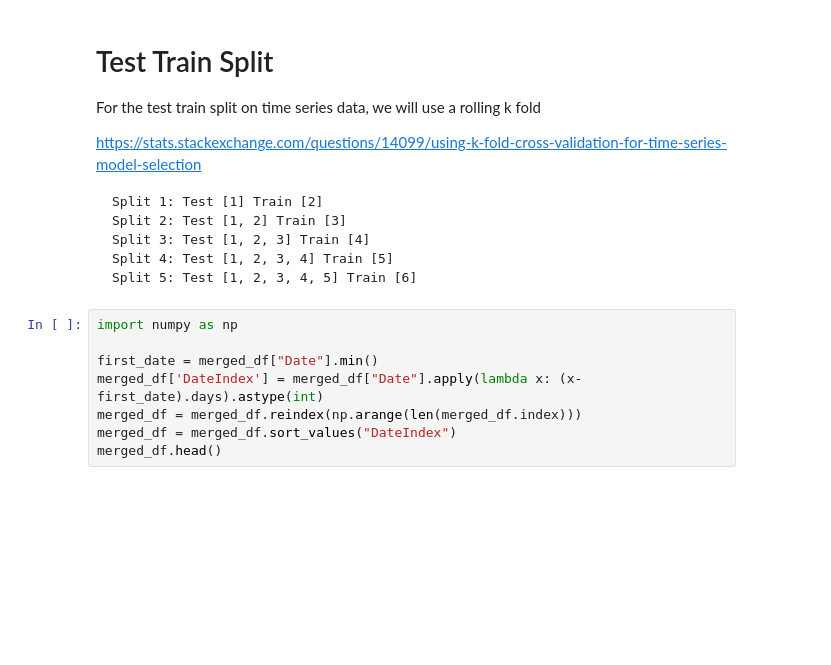
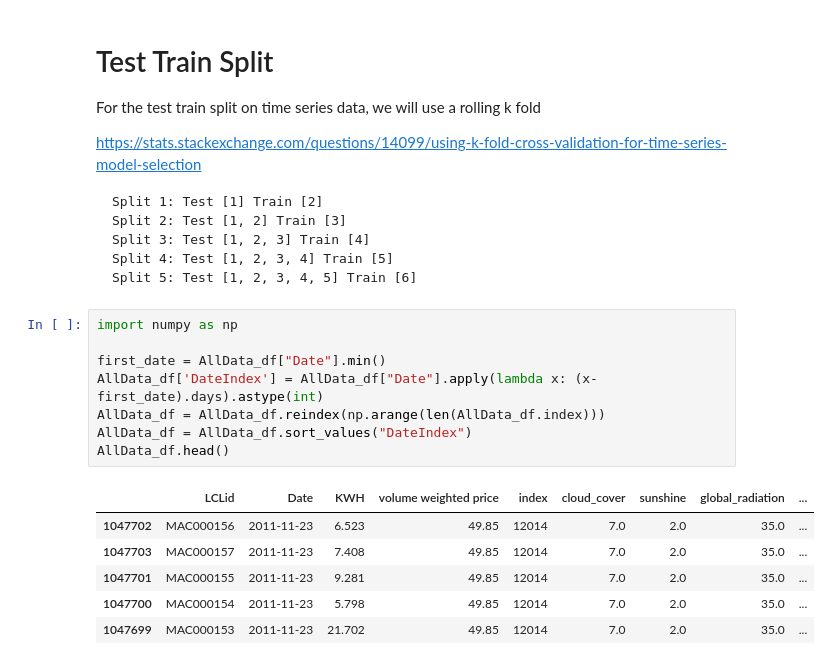
Before and after one commit to danny-ven/csc5610_london_energy, a Jupyter notebook: jupyter_notebooks/TestTrainSplit.ipynb, the cells around one changed output. Drawn from its saved outputs; the diff is of its cells as text; blank space fills up the shorter version.

```diff
--- a/jupyter_notebooks/TestTrainSplit.ipynb
+++ b/jupyter_notebooks/TestTrainSplit.ipynb
@@ -57,11 +73,18 @@ Split 5: Test [1, 2, 3, 4, 5] Train [6]
 # %%
 import numpy as np
 
-first_date = merged_df["Date"].min()
-merged_df['DateIndex'] = merged_df["Date"].apply(lambda x: (x- first_date).days).astype(int)
-merged_df = merged_df.reindex(np.arange(len(merged_df.index)))
-merged_df = merged_df.sort_values("DateIndex")
-merged_df.head()
+first_date = AllData_df["Date"].min()
+AllData_df['DateIndex'] = AllData_df["Date"].apply(lambda x: (x- first_date).days).astype(int)
+AllData_df = AllData_df.reindex(np.arange(len(AllData_df.index)))
+AllData_df = AllData_df.sort_values("DateIndex")
+AllData_df.head()
+# %% [output]
+|  | LCLid | Date | KWH | volume weighted price | index | cloud_cover | sunshine | global_radiation | ... |
+| 1047702 | MAC000156 | 2011-11-23 | 6.523 | 49.85 | 12014 | 7.0 | 2.0 | 35.0 | ... |
+| 1047703 | MAC000157 | 2011-11-23 | 7.408 | 49.85 | 12014 | 7.0 | 2.0 | 35.0 | ... |
+| 1047701 | MAC000155 | 2011-11-23 | 9.281 | 49.85 | 12014 | 7.0 | 2.0 | 35.0 | ... |
+| 1047700 | MAC000154 | 2011-11-23 | 5.798 | 49.85 | 12014 | 7.0 | 2.0 | 35.0 | ... |
+| 1047699 | MAC000153 | 2011-11-23 | 21.702 | 49.85 | 12014 | 7.0 | 2.0 | 35.0 | ... |
 # %%
 import seaborn as sns
 import matplotlib.pyplot as plt
```
Also changed, not shown: parts of 12 cells of this notebook.
